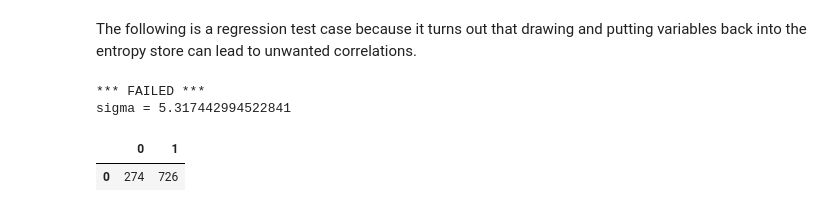
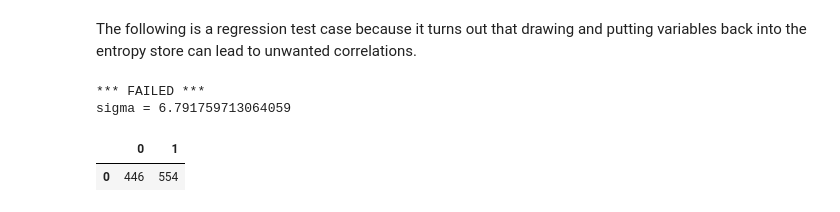
Before and after one commit to calum74/entropy, a Jupyter notebook: reference.ipynb, the cells around one changed output. Cells and saved outputs as stored; diff of their text form; code cells hidden in the pictures.

```diff
--- a/reference.ipynb
+++ b/reference.ipynb
@@ -673,12 +675,12 @@ TestDistribution(es, BernoulliDistribution(1,5), 1000).display_table()
 # %% [markdown]
 The following is a regression test case because it turns out that drawing and putting variables back into the entropy store can lead to unwanted correlations.
 # %%
-test_conversion(EntropyStore(32, trace=False), BernoulliDistribution(1,3), BernoulliDistribution(2,3), 1000, trace=False).display_table()
+test_conversion(EntropyStore(32, trace=False), BernoulliDistribution(1,3), BernoulliDistribution(1,2), 1000, trace=False).display_table()
 # %% [output]
 *** FAILED ***
-sigma = 5.317442994522841
+sigma = 6.791759713064059
 |  | 0 | 1 |
-| 0 | 274 | 726 |
+| 0 | 446 | 554 |
 # %%
 TestDistribution(es, BernoulliDistribution(99,100), 1000).display_table()
 # %% [output]
```
Also changed, not shown: parts of 14 cells of this notebook, 2 other files.
